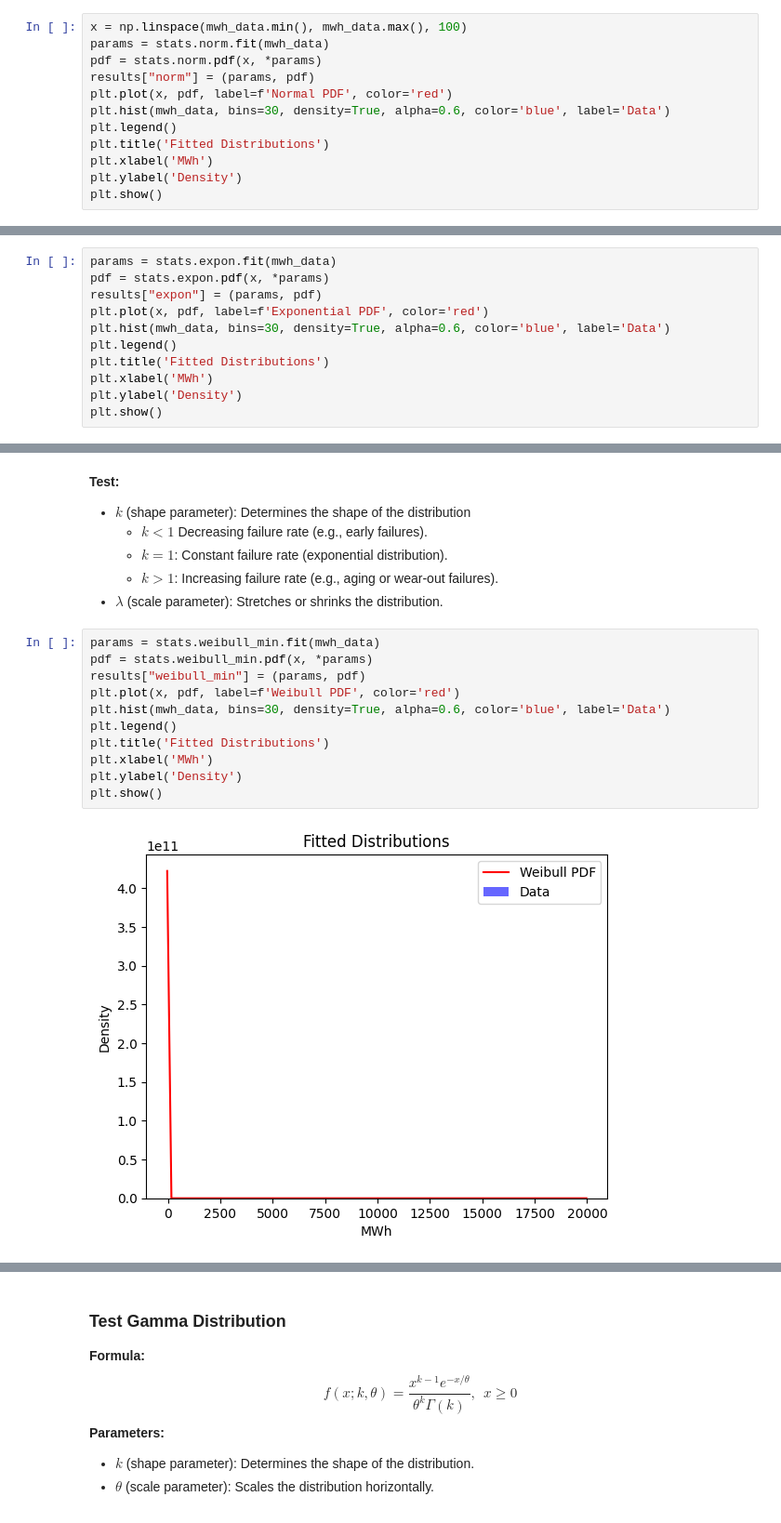
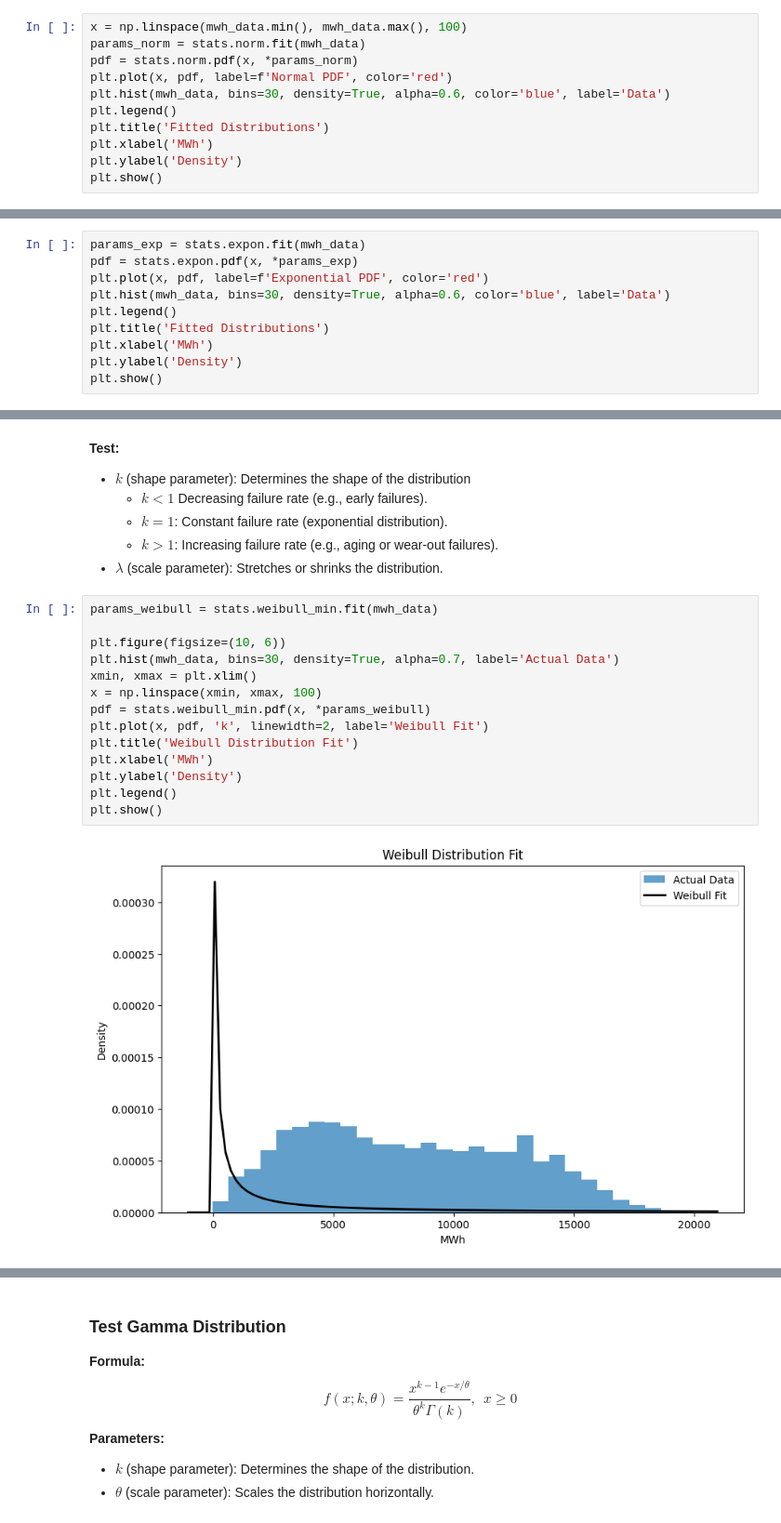
Before and after one commit to SenhadjiMSaid/Software-Engineering-for-Data-Science, a Jupyter notebook: SEDS_Lab8/SEDS_Lab8.ipynb, the cells around one changed output, grey strips where cells are left out. Shown at 93% size. Drawn from its saved outputs; the diff is of its cells as text.

```diff
--- a/SEDS_Lab8/SEDS_Lab8.ipynb
+++ b/SEDS_Lab8/SEDS_Lab8.ipynb
@@ -252,9 +252,8 @@ $$
 - $\sigma$ (standard deviation): Measures the spread or dispersion of the data.
 # %%
 x = np.linspace(mwh_data.min(), mwh_data.max(), 100)
-params = stats.norm.fit(mwh_data)
-pdf = stats.norm.pdf(x, *params)
-results["norm"] = (params, pdf)
+params_norm = stats.norm.fit(mwh_data)
+pdf = stats.norm.pdf(x, *params_norm)
 plt.plot(x, pdf, label=f'Normal PDF', color='red')
 plt.hist(mwh_data, bins=30, density=True, alpha=0.6, color='blue', label='Data')
 plt.legend()
@@ -271,9 +285,8 @@ $$ f(x;\lambda) = \lambda e^{-\lambda x}, \ \ x \ge  0 $$
 **Parameters:**
 - $\lambda$ (rate parameter): Inverse of the mean $(\lambda = 1 / \text{mean})$
 # %%
-params = stats.expon.fit(mwh_data)
-pdf = stats.expon.pdf(x, *params)
-results["expon"] = (params, pdf)
+params_exp = stats.expon.fit(mwh_data)
+pdf = stats.expon.pdf(x, *params_exp)
 plt.plot(x, pdf, label=f'Exponential PDF', color='red')
 plt.hist(mwh_data, bins=30, density=True, alpha=0.6, color='blue', label='Data')
 plt.legend()
@@ -294,15 +322,18 @@ $$ f(x;k,\lambda) = \frac{k}{\lambda}\Big(\frac{x}{\lambda}\Big)^{k-1}e^{-\big(\
   - $k>1$: Increasing failure rate (e.g., aging or wear-out failures).
 - $\lambda$ (scale parameter): Stretches or shrinks the distribution.
 # %%
-params = stats.weibull_min.fit(mwh_data)
-pdf = stats.weibull_min.pdf(x, *params)
-results["weibull_min"] = (params, pdf)
-plt.plot(x, pdf, label=f'Weibull PDF', color='red')
-plt.hist(mwh_data, bins=30, density=True, alpha=0.6, color='blue', label='Data')
-plt.legend()
-plt.title('Fitted Distributions')
+params_weibull = stats.weibull_min.fit(mwh_data)
+
+plt.figure(figsize=(10, 6))
+plt.hist(mwh_data, bins=30, density=True, alpha=0.7, label='Actual Data')
+xmin, xmax = plt.xlim()
+x = np.linspace(xmin, xmax, 100)
+pdf = stats.weibull_min.pdf(x, *params_weibull)
+plt.plot(x, pdf, 'k', linewidth=2, label='Weibull Fit')
+plt.title('Weibull Distribution Fit')
 plt.xlabel('MWh')
 plt.ylabel('Density')
+plt.legend()
 plt.show()
 # %% [output]
-[figure, old version]
+[figure, new version]
```
Also changed, not shown: parts of 14 cells of this notebook.
